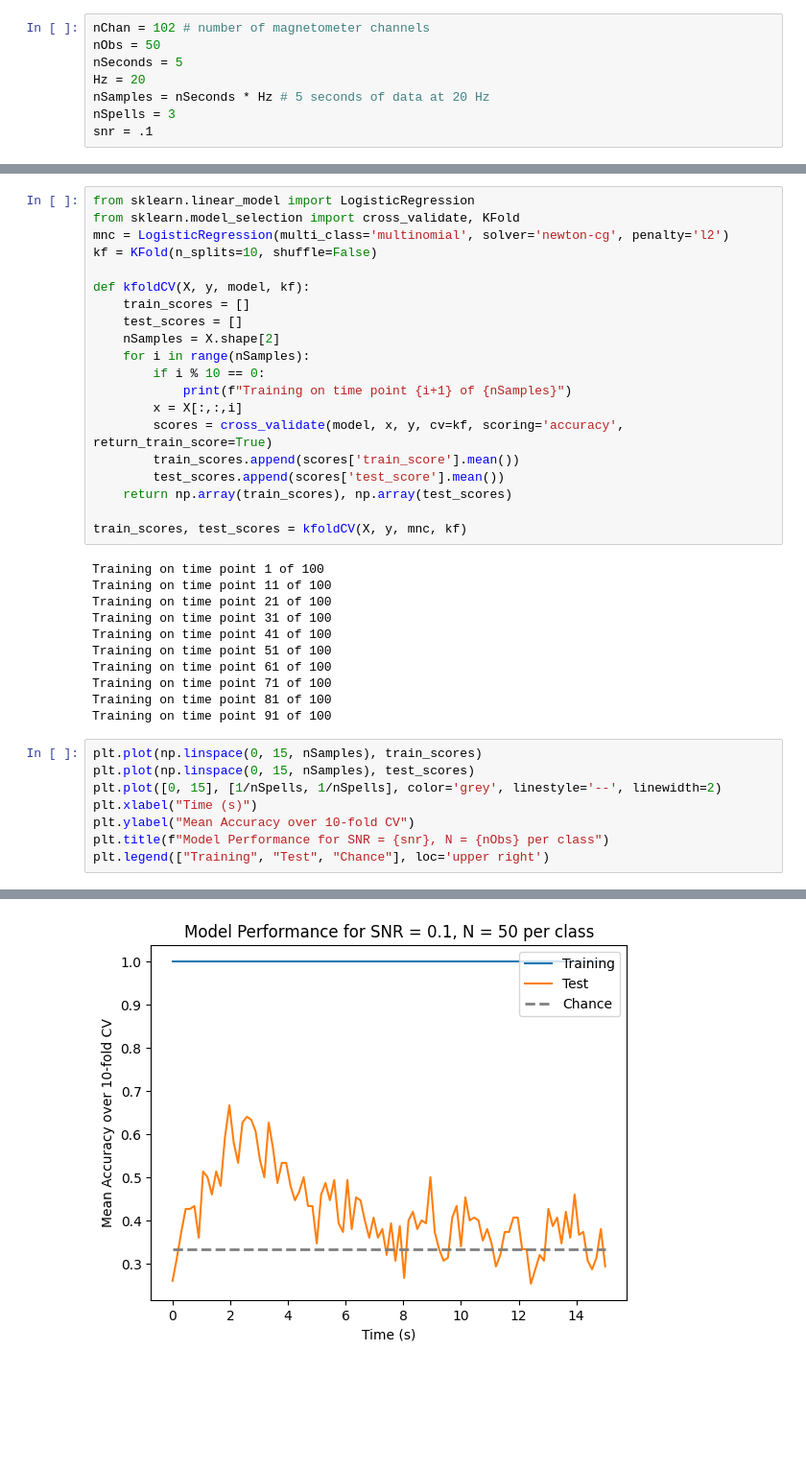
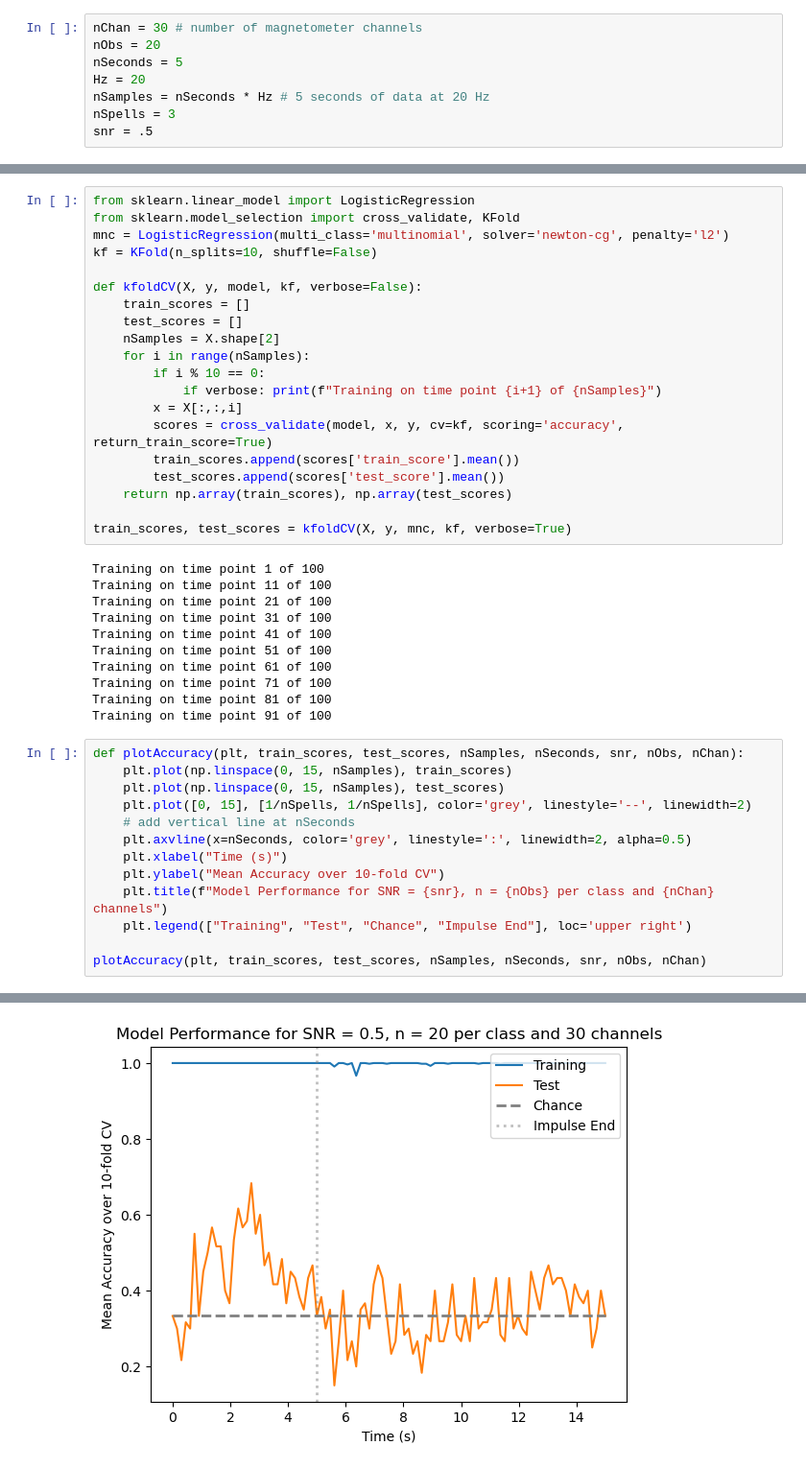
Before and after one commit to adkipnis/compositional-inference-experiment, a Jupyter notebook: simulation-test/spell-decoder.ipynb, the cells around one changed output, grey strips where cells are left out. Shown at 96% size. Cells and saved outputs as stored; diff of their text form; blank space fills up the shorter version.

```diff
--- a/simulation-test/spell-decoder.ipynb
+++ b/simulation-test/spell-decoder.ipynb
@@ -17,13 +18,13 @@ Then there exists a maximum likelihood estimator for $ B_s = (a_s, \mathbf A_s)$
 # %% [markdown]
 ### 0. The Data
 # %%
-nChan = 102 # number of magnetometer channels
-nObs = 50
+nChan = 30 # number of magnetometer channels
+nObs = 20
 nSeconds = 5
 Hz = 20
 nSamples = nSeconds * Hz # 5 seconds of data at 20 Hz
 nSpells = 3
-snr = .1
+snr = .5
 # %%
 def plotMat(matrix: np.ndarray, title: str) -> None:
     fig, ax = plt.subplots()
@@ -126,20 +130,20 @@ from sklearn.model_selection import cross_validate, KFold
 mnc = LogisticRegression(multi_class='multinomial', solver='newton-cg', penalty='l2')
 kf = KFold(n_splits=10, shuffle=False)
 
-def kfoldCV(X, y, model, kf):
+def kfoldCV(X, y, model, kf, verbose=False):
     train_scores = []
     test_scores = []
     nSamples = X.shape[2]
     for i in range(nSamples):
         if i % 10 == 0:
-            print(f"Training on time point {i+1} of {nSamples}")
+            if verbose: print(f"Training on time point {i+1} of {nSamples}")
         x = X[:,:,i]
         scores = cross_validate(model, x, y, cv=kf, scoring='accuracy', return_train_score=True)
         train_scores.append(scores['train_score'].mean())
         test_scores.append(scores['test_score'].mean())
     return np.array(train_scores), np.array(test_scores)
 
-train_scores, test_scores = kfoldCV(X, y, mnc, kf)
+train_scores, test_scores = kfoldCV(X, y, mnc, kf, verbose=True)
 # %% [output]
 Training on time point 1 of 100
 Training on time point 11 of 100
@@ -152,11 +156,16 @@ Training on time point 71 of 100
 Training on time point 81 of 100
 Training on time point 91 of 100
 # %%
-plt.plot(np.linspace(0, 15, nSamples), train_scores)
-plt.plot(np.linspace(0, 15, nSamples), test_scores)
-plt.plot([0, 15], [1/nSpells, 1/nSpells], color='grey', linestyle='--', linewidth=2)
-plt.xlabel("Time (s)")
-plt.ylabel("Mean Accuracy over 10-fold CV")
-plt.title(f"Model Performance for SNR = {snr}, N = {nObs} per class")
-plt.legend(["Training", "Test", "Chance"], loc='upper right')
+def plotAccuracy(plt, train_scores, test_scores, nSamples, nSeconds, snr, nObs, nChan):
+    plt.plot(np.linspace(0, 15, nSamples), train_scores)
+    plt.plot(np.linspace(0, 15, nSamples), test_scores)
+    plt.plot([0, 15], [1/nSpells, 1/nSpells], color='grey', linestyle='--', linewidth=2)
+    # add vertical line at nSeconds
+    plt.axvline(x=nSeconds, color='grey', linestyle=':', linewidth=2, alpha=0.5)
+    plt.xlabel("Time (s)")
+    plt.ylabel("Mean Accuracy over 10-fold CV")
+    plt.title(f"Model Performance for SNR = {snr}, n = {nObs} per class and {nChan} channels")
+    plt.legend(["Training", "Test", "Chance", "Impulse End"], loc='upper right')
+
+plotAccuracy(plt, train_scores, test_scores, nSamples, nSeconds, snr, nObs, nChan)
 # %% [output]
@@ -164 +172 @@ plt.legend(["Training", "Test", "Chance"], loc='upper right')
-[figure, old version]
+[figure, new version]
```
Also changed, not shown: parts of 12 cells of this notebook.
